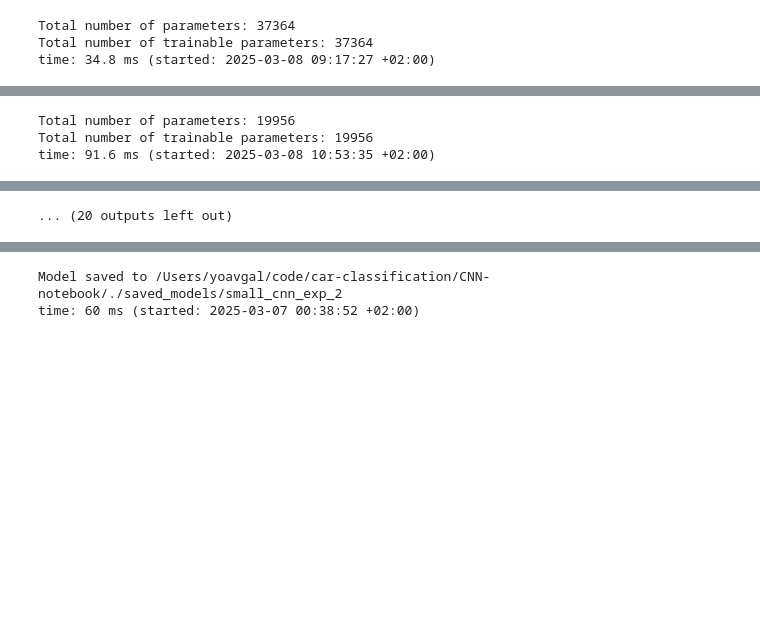
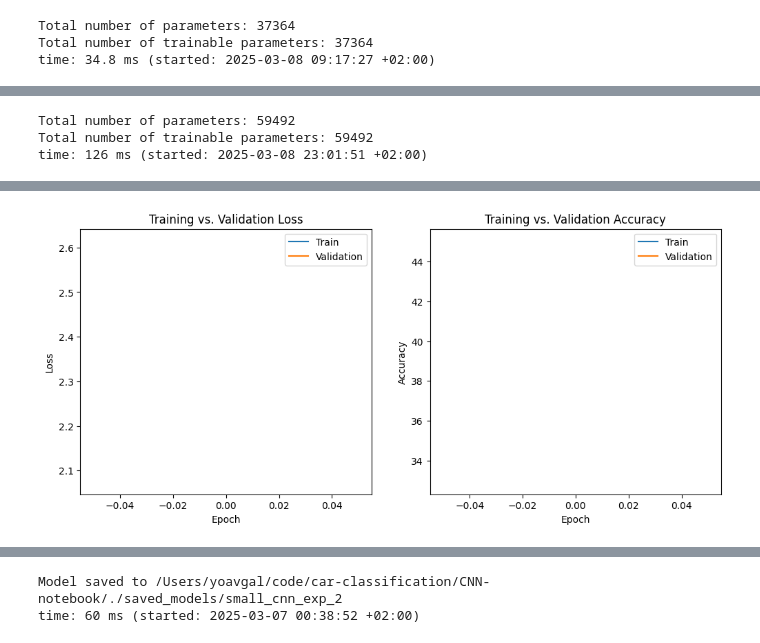
Before and after one commit to yoav0gal/car-classification, a Jupyter notebook: CNN-notebook/CNN-notebook.ipynb, the cells around one changed output, grey strips where cells are left out. Saved outputs shown, nothing was run; the diff lists cells and outputs as text; code cells hidden in the pictures; blank space fills up the shorter version.

```diff
--- a/CNN-notebook/CNN-notebook.ipynb
+++ b/CNN-notebook/CNN-notebook.ipynb
@@ -37,0 +40,4 @@ time: 7.73 ms (started: 2025-03-08 10:52:53 +02:00)
+# %%
+class_names = scipy.io.loadmat('./content/cars_annos.mat')['class_names']
+class_names_list = [name[0] for name in class_names[0]]
+num_classes = len(class_names_list)
@@ -628,8 +636,8 @@ In this section, we will:
 ## Global variables
 # %%
 device = torch.device("mps" if torch.backends.mps.is_available() else "cuda" if torch.cuda.is_available() else "cpu")
-train_images, train_labels = load_tensors_from_zip('./content/train_tensors.zip')
-test_images, test_labels = load_tensors_from_zip('./content/test_tensors.zip')
+train_images, train_labels = load_tensors_from_zip('./content/cnn_train_tensors.zip')
+test_images, test_labels = load_tensors_from_zip('./content/cnn_test_tensors.zip')
 batch_size = 64
 num_workers=4
 # %% [output]
@@ -905,7 +900,7 @@ class DepthwiseSeparableConv(nn.Module):
         return x
 
 class QuickTrain(nn.Module):
-    def __init__(self, num_classes=196, pooling_method="MAX"):  # Default to Max Pooling
+    def __init__(self, num_classes=196, pooling_method="AVG"):  # Default to AVG
         super(QuickTrain, self).__init__()
         self.pooling_method = pooling_method
 
@@ -913,21 +908,25 @@ class QuickTrain(nn.Module):
         self.conv1 = nn.Conv2d(1, 8, 3, stride=2, padding=1)
         self.bn1 = nn.BatchNorm2d(8)
         self.block1 = self._make_block(8, 16)
-        self.block2 = self._make_block(16, 24)
-        self.block3 = self._make_block(24, 32)
+        self.block2 = self._make_block(16, 32)
+        self.block3 = self._make_block(32, 64)
+        self.block4 = self._make_block(64, 128)
 
         # Choose pooling type using a cleaner ternary expression
         self.global_pool = nn.AdaptiveMaxPool2d((1, 1)) if self.pooling_method == "MAX" else nn.AdaptiveAvgPool2d((1, 1))
 
-        self.dropout = nn.Dropout(0.3)
-        self.fc1 = nn.Linear(32, 64)
+        self.dropout = nn.Dropout(0.5)
+        self.fc1 = nn.Linear(128, 64)
+        self.dropout2 = nn.Dropout(0.2)
         self.fc2 = nn.Linear(64, num_classes)
 
 
     def _make_block(self, in_channels, out_channels):
         return nn.Sequential(
             DepthwiseSeparableConv(in_channels, out_channels, 3, stride=1, padding=1),
+            nn.Dropout2d(0.05),
             DepthwiseSeparableConv(out_channels, out_channels, 3, stride=1, padding=1),
+            nn.Dropout2d(0.05),
             nn.MaxPool2d(2, 2)
         )
 
@@ -936,30 +935,37 @@ class QuickTrain(nn.Module):
         x = self.block1(x)
         x = self.block2(x)
         x = self.block3(x)
+        x = self.block4(x)
         x = self.global_pool(x)
         x = x.view(x.size(0), -1)
         x = self.dropout(x)
         x = F.relu(self.fc1(x))
+        self.dropout2 = nn.Dropout(0.5)
         x = self.fc2(x)
         return x
+
+
+
 
 qiuck_train_model = QuickTrain()
 qiuck_train_model.to(device)
 print_params_count(qiuck_train_model)
 # %% [output]
-Total number of parameters: 19956
-Total number of trainable parameters: 19956
-time: 91.6 ms (started: 2025-03-08 10:53:35 +02:00)
+Total number of parameters: 59492
+Total number of trainable parameters: 59492
+time: 126 ms (started: 2025-03-08 23:01:51 +02:00)
 # %%
-epochs=30
+epochs = 1
 lr=1e-3
 
 optimizer = optim.AdamW(qiuck_train_model.parameters(), lr=lr, betas=(0.9,0.999), weight_decay=1e-4)
 criterion = nn.CrossEntropyLoss()
-scheduler = optim.lr_scheduler.CosineAnnealingWarmRestarts(optimizer, T_0=10, T_mult=2, eta_min=1e-5)
+# scheduler = optim.lr_scheduler.CosineAnnealingWarmRestarts(optimizer, T_0=10, T_mult=2, eta_min=1e-5)
+# scheduler = optim.lr_scheduler.ReduceLROnPlateau(optimizer, mode='min', factor=0.1, patience=5, verbose=True)
+
 
 train_loss, val_loss, train_acc, val_acc = training_loop(
-    qiuck_train_model, optimizer, criterion, epochs, train_loader, val_loader,scheduler=scheduler, is_clip=True,none_blocking=True)
+    qiuck_train_model, optimizer, criterion, epochs, train_loader, val_loader, is_clip=True,none_blocking=True)
 
 visualize_results(train_loss, val_loss, train_acc, val_acc)
 accuracy, f1, precision, recall = generate_classification_report(qiuck_train_model, test_loader, device)
@@ -968,0 +975 @@ Epoch [1/30], Loss: 5.0006, Validation Loss: 4.9527, Validation Accuracy: 2.20%
+[figure, added]
@@ -991,4 +981,3 @@ Epoch [12/30], Loss: 4.6891, Validation Loss: 4.6505, Validation Accuracy: 4.31%
-... (20 outputs left out)
 # %%
 model_filename = f"last-exp-2-reust-{accuracy:.2f}"
 save_best_model(qiuck_train_model,model_filename)
```
Also changed, not shown: parts of 40 cells of this notebook, 10 other files.
